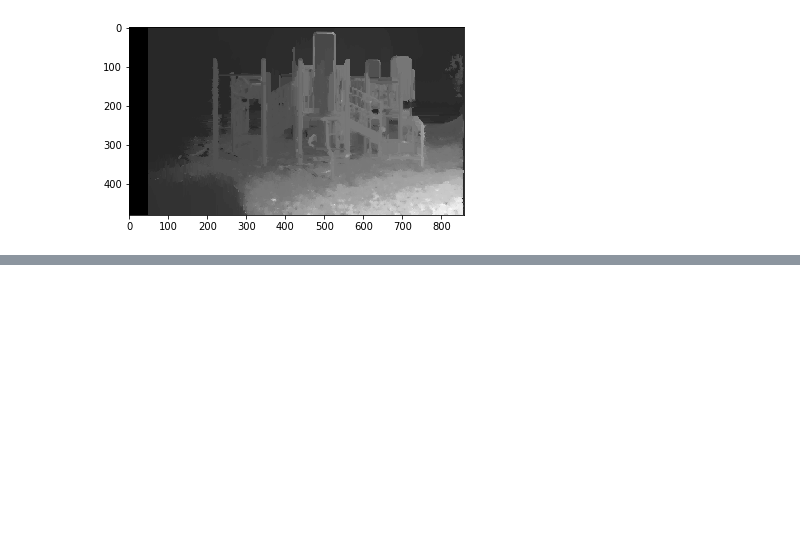
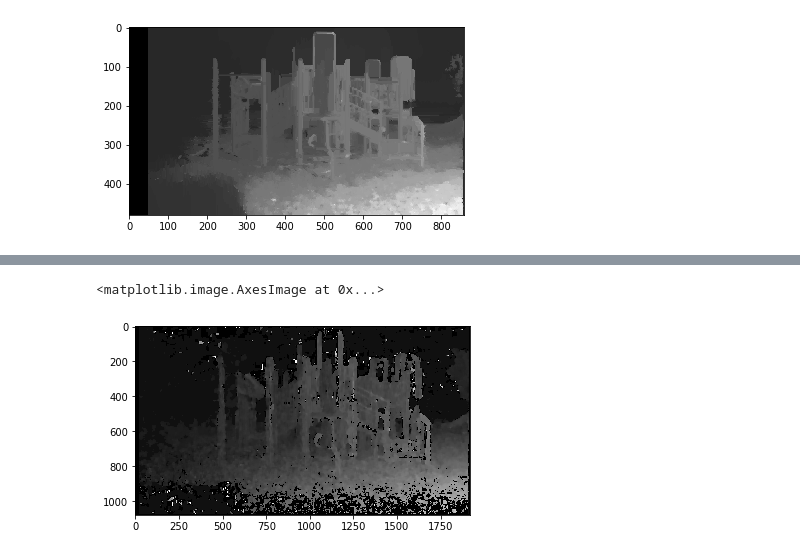
Before and after one commit to BeNsAeI/PADSR, a Jupyter notebook: Image to depth map/Opencv example/working_image_to_depth_map.ipynb, the cells around one changed output, grey strips where cells are left out. Drawn from its saved outputs; the diff is of its cells as text; code cells hidden in the pictures; blank space fills up the shorter version.

```diff
--- a/Image to depth map/Opencv example/working_image_to_depth_map.ipynb
+++ b/Image to depth map/Opencv example/working_image_to_depth_map.ipynb
@@ -60,0 +127,27 @@ computing disparity...
+# %%
+left_image = cv2.imread('frame-left.jpg',0)
+right_image = cv2.imread('frame-right.jpg',0)
+std_img_size = (858,480)
+
+left_image = cv2.resize(left_image, std_img_size)
+right_image = cv2.resize(right_image, std_img_size)
+
+#blurL = cv2.GaussianBlur(rawL,(51,51));
+#blurR = cv2.GaussianBlur(rawR,(51,51));
+
+#imgL = cv2.cvtColor(blurL,cv2.COLOR_BGR2GRAY)
+#imgR = cv2.cvtColor(blurR,cv2.COLOR_BGR2GRAY)
+
+stereo = cv2.StereoBM_create(numDisparities=16, blockSize=15)
+#stereo = cv2.StereoBM(cv2.STEREO_BM_BASIC_PRESET,ndisparities=64, SADWindowSize=25)
+#disparity = stereo.compute(imgL,imgR)
+
+
+disparity = stereo.compute(rawL,rawR)
+#disparity = cv2.normalize(src=disparity, dst=disparity, beta=0, alpha=255, norm_type=cv2.NORM_MINMAX)
+
+#cv2.imwrite("Test5.jpg", disparity)
+plt.imshow(disparity,'gray')
+# %% [output]
+<matplotlib.image.AxesImage at 0x...>
+[figure, added]
```
Also changed, not shown: parts of 2 cells of this notebook, 1 other file.
